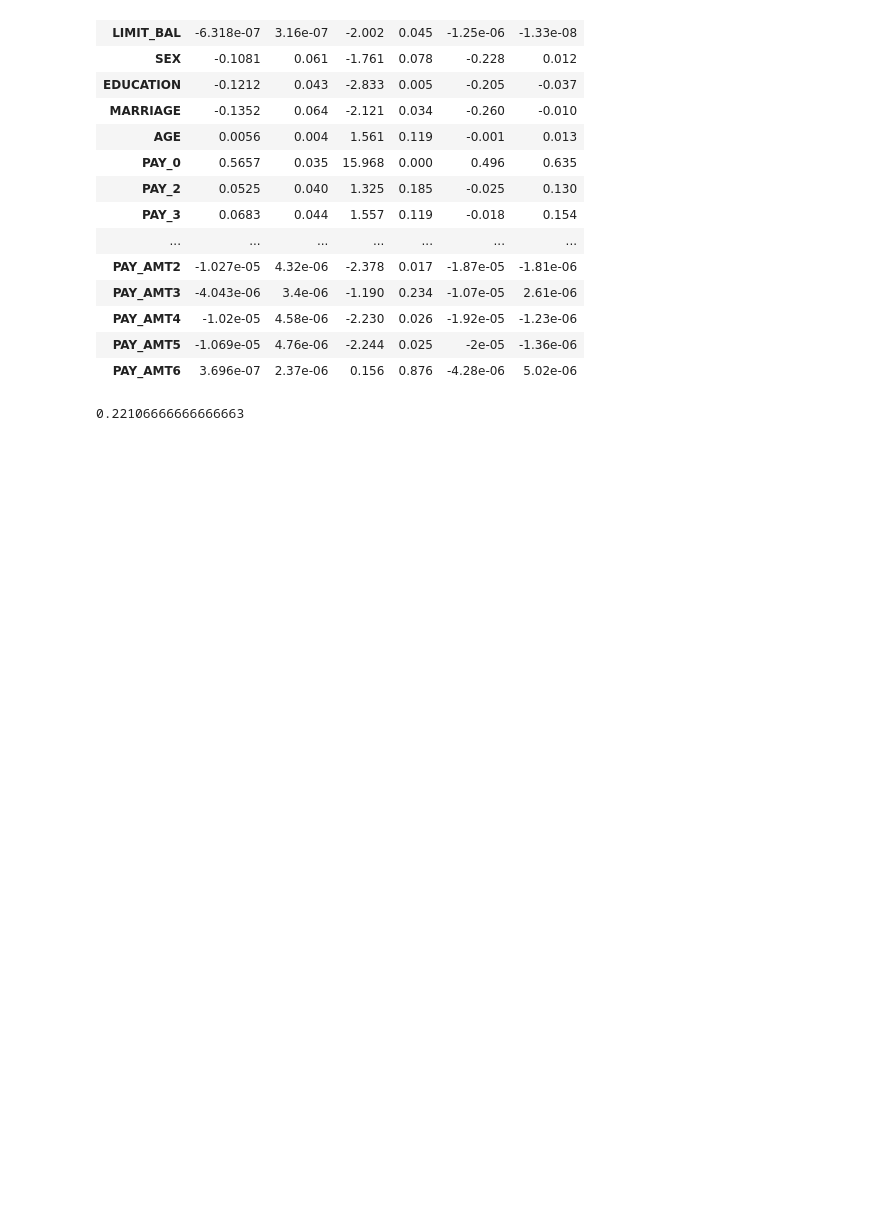
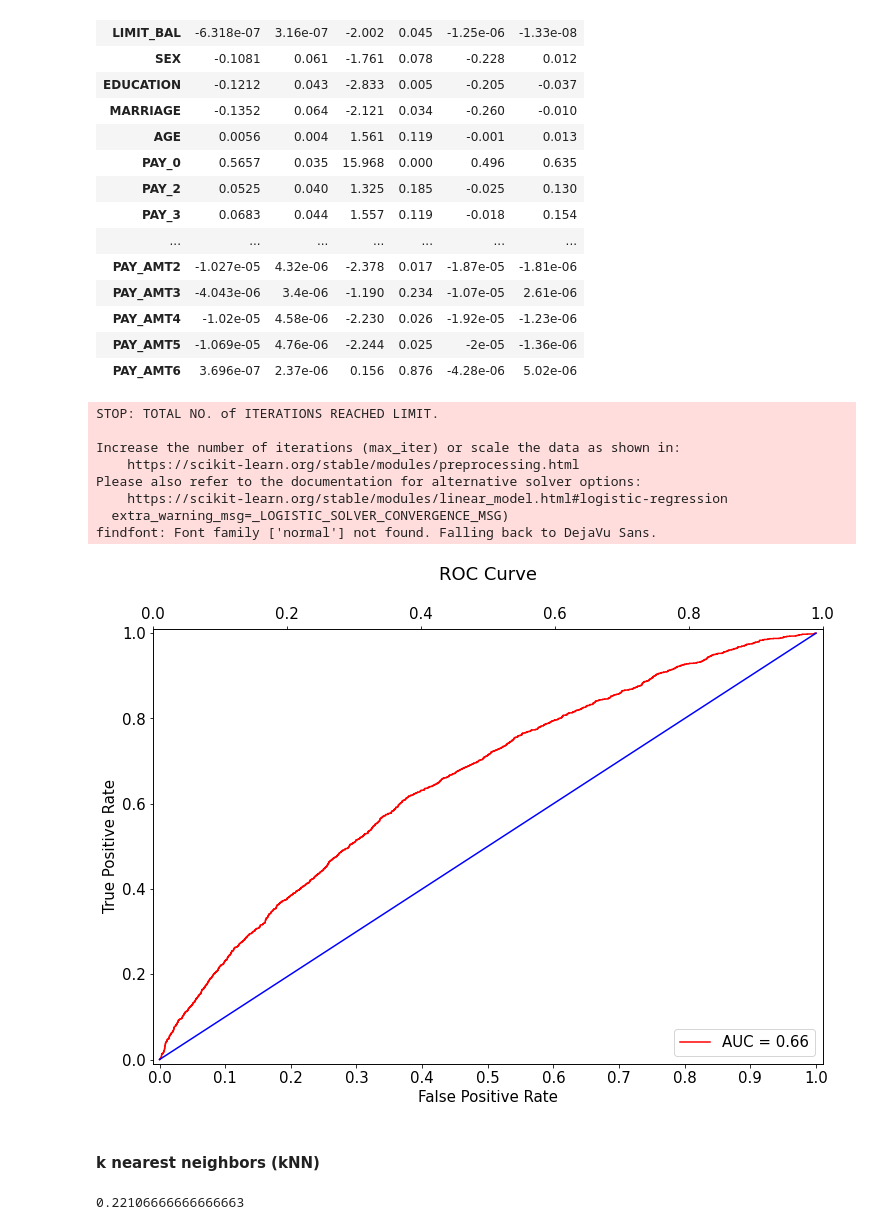
Before and after one commit to MimboureYara/ML-Apprentissage-Supervis-et-Feature-engineering, a Jupyter notebook: Mini devoir en machine learning.ipynb, the cells around one changed output. Drawn from its saved outputs; the diff is of its cells as text; code cells hidden in the pictures; blank space fills up the shorter version.

```diff
--- a/Mini devoir en machine learning.ipynb
+++ b/Mini devoir en machine learning.ipynb
@@ -286,6 +292,53 @@ Logit Regression Results
 | PAY_AMT4 | -1.02e-05 | 4.58e-06 | -2.230 | 0.026 | -1.92e-05 | -1.23e-06 |
 | PAY_AMT5 | -1.069e-05 | 4.76e-06 | -2.244 | 0.025 | -2e-05 | -1.36e-06 |
 | PAY_AMT6 | 3.696e-07 | 2.37e-06 | 0.156 | 0.876 | -4.28e-06 | 5.02e-06 |
+# %%
+
+clf = LogisticRegression().fit(x_train, y_train)
+y_pred = clf.predict_proba(x_test)
+
+import matplotlib
+font = {'family' : 'normal',
+        'size'   : 15}
+matplotlib.rc('font', **font)
+
+import matplotlib.pyplot as plt
+from sklearn.preprocessing import Binarizer
+from sklearn.metrics import auc, roc_curve
+
+fig = plt.figure(figsize=(12, 8))
+values = []
+ax1 = fig.add_subplot(111)
+ax2 = ax1.twiny()
+
+def plot_roc(y_test, clf):
+    y_pred = clf.predict_proba(x_test)[:, 1]
+    fpr, tpr, ths = roc_curve(y_test, y_pred)
+    auc_val = auc(fpr, tpr)
+    ax1.plot(fpr, tpr, color="red", label="AUC = {0:.2f}".format(auc_val))
+    ax1.set_xlabel("False Positive Rate")
+    ax1.set_ylabel("True Positive Rate")
+    plt.title("ROC Curve\n")
+    ax1.set_xlim((-0.01, 1.01))
+    ax1.set_ylim((-0.01, 1.01))
+    ax1.set_xticks(np.linspace(0, 1, 11))
+    ax1.plot([0, 1], [0, 1], color="blue")
+    ax1.legend(loc="lower right")
+    plt.show()
+
+plot_roc(y_test, clf)
+# %% [output]
+STOP: TOTAL NO. of ITERATIONS REACHED LIMIT.
+
+Increase the number of iterations (max_iter) or scale the data as shown in:
+    https://scikit-learn.org/stable/modules/preprocessing.html
+Please also refer to the documentation for alternative solver options:
+    https://scikit-learn.org/stable/modules/linear_model.html#logistic-regression
+  extra_warning_msg=_LOGISTIC_SOLVER_CONVERGENCE_MSG)
+findfont: Font family ['normal'] not found. Falling back to DejaVu Sans.
+[figure, added]
+# %% [markdown]
+#### k nearest neighbors (kNN)
 # %%
 from sklearn.neighbors import KNeighborsClassifier
 knn = KNeighborsClassifier(n_neighbors=10)
```
Also changed, not shown: parts of 13 cells of this notebook.
